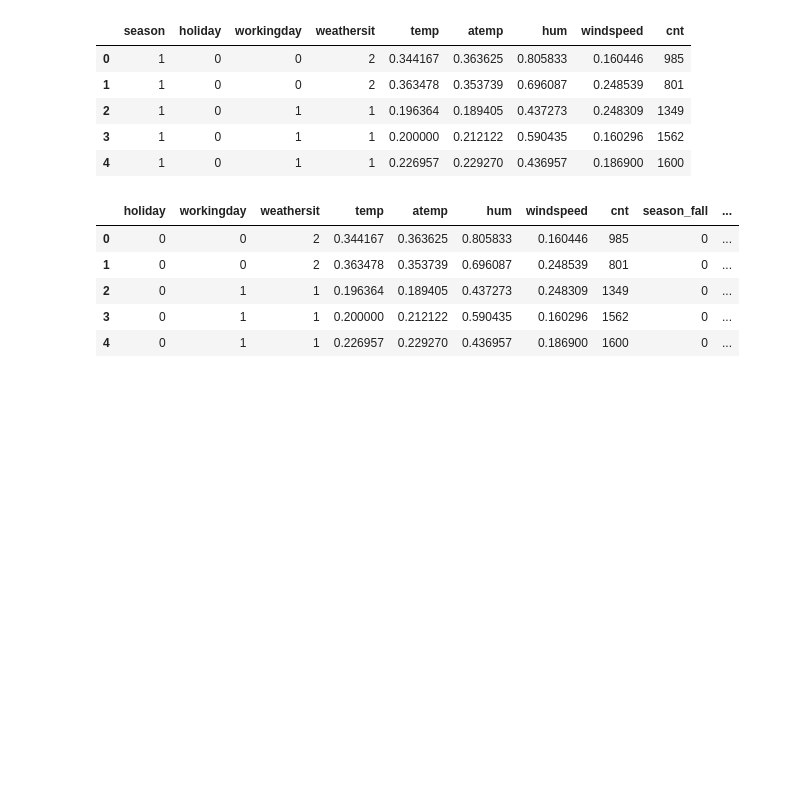
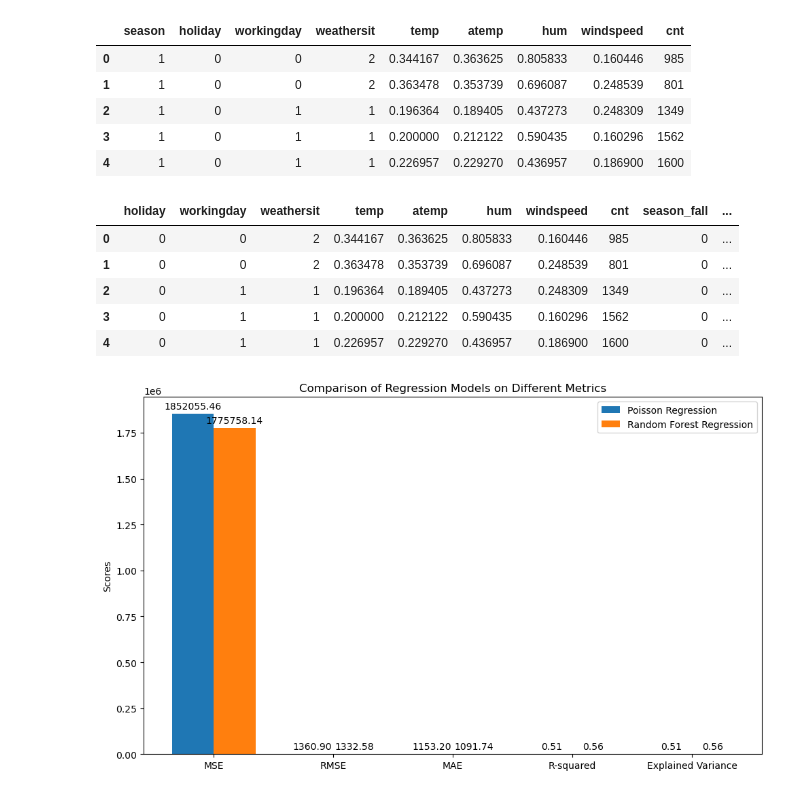
Before and after one commit to vishnurchityala/bike-sharing-prediction, a Jupyter notebook: data_preprocessing.ipynb, the cells around one changed output. Drawn from its saved outputs; the diff is of its cells as text; code cells hidden in the pictures; blank space fills up the shorter version.

```diff
--- a/data_preprocessing.ipynb
+++ b/data_preprocessing.ipynb
@@ -47,3 +47,45 @@ bike_sharing_data.head()
 # Saving DataFrame as a CSV file
 
 bike_sharing_data.to_csv('bike_sharing_data.csv', index=False)
+# %%
+import matplotlib.pyplot as plt
+import numpy as np
+
+# Define the metrics for both models
+metrics = ['MSE', 'RMSE', 'MAE', 'R-squared', 'Explained Variance']
+poisson_values = [1852055.4621398125, 1360.9024440200747, 1153.1959722820134, 0.5058094351492075, 0.5058094351492861]
+rf_values = [1775758.1363340137, 1332.575752568691, 1091.7387074829933, 0.5571545475562272, 0.5617695193012713]
+
+# Plotting the bar chart
+x = np.arange(len(metrics))  # the label locations
+width = 0.35  # the width of the bars
+
+fig, ax = plt.subplots(figsize=(10, 6))
+
+rects1 = ax.bar(x - width/2, poisson_values, width, label='Poisson Regression')
+rects2 = ax.bar(x + width/2, rf_values, width, label='Random Forest Regression')
+
+# Adding text labels and title
+ax.set_ylabel('Scores')
+ax.set_title('Comparison of Regression Models on Different Metrics')
+ax.set_xticks(x)
+ax.set_xticklabels(metrics)
+ax.legend()
+
+# Function to add value labels on top of the bars
+def add_labels(rects):
+    for rect in rects:
+        height = rect.get_height()
+        ax.annotate(f'{height:.2f}',
+                    xy=(rect.get_x() + rect.get_width() / 2, height),
+                    xytext=(0, 3),  # 3 points vertical offset
+                    textcoords="offset points",
+                    ha='center', va='bottom')
+
+add_labels(rects1)
+add_labels(rects2)
+
+fig.tight_layout()
+plt.show()
+# %% [output]
+[figure, added]
```
Also changed, not shown: 8 other files.
